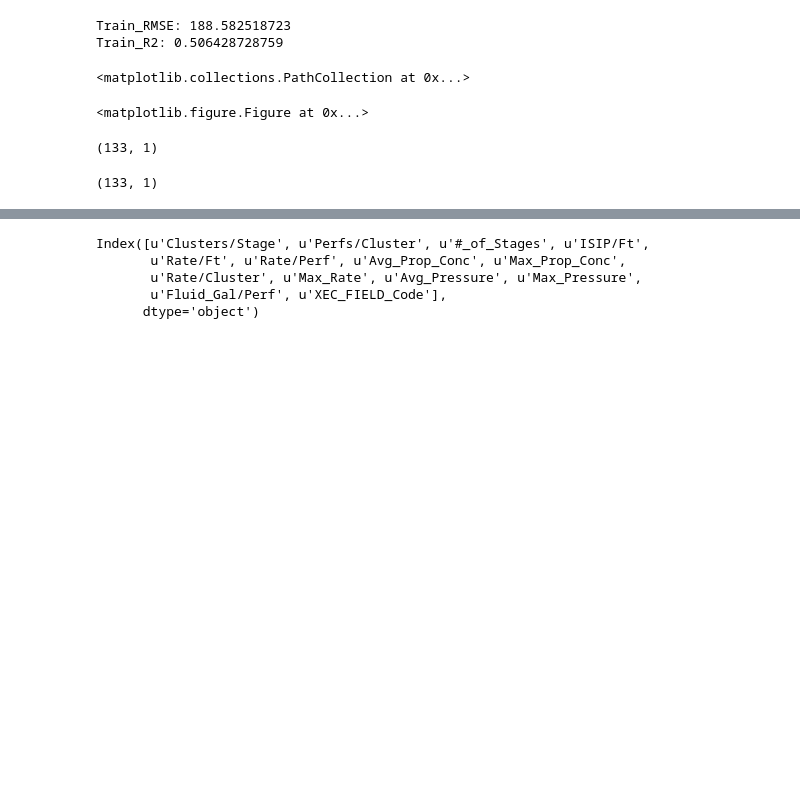
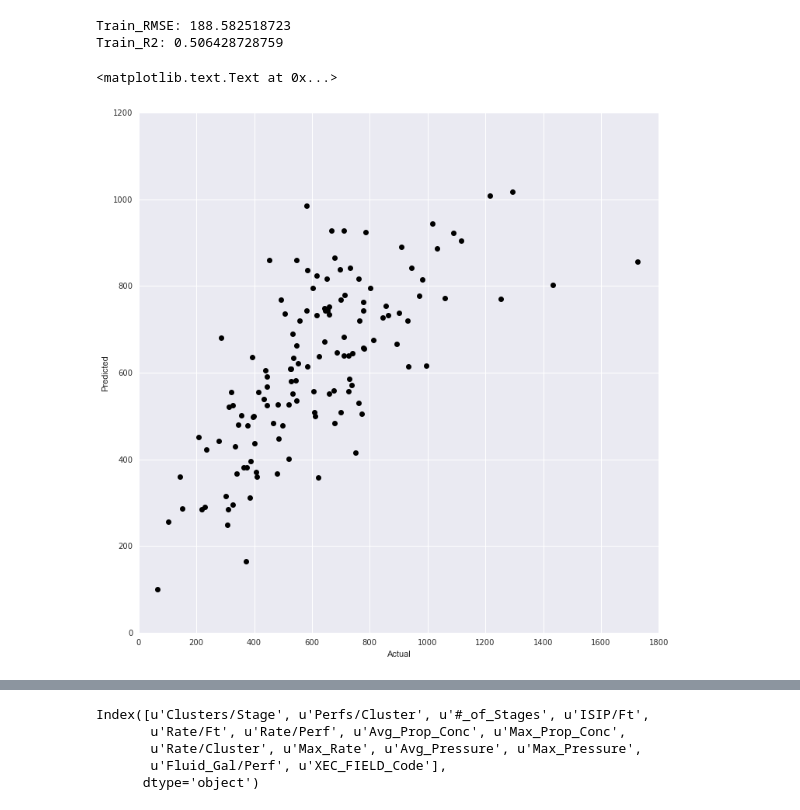
Before and after one commit to jpgrana/bayesian-approach-predicting-well-production, a Jupyter notebook: model.ipynb, the cells around one changed output, grey strips where cells are left out. Drawn from its saved outputs; the diff is of its cells as text; code cells hidden in the pictures; blank space fills up the shorter version.

```diff
--- a/model.ipynb
+++ b/model.ipynb
@@ -252,21 +253,16 @@ print 'Train_R2: {0}'.format(r2_pooled)
 # %% [output]
 Train_RMSE: 188.582518723
 Train_R2: 0.506428728759
-# %%
-plt.figure(figsize=(12, 60))
-ax = fig.add_subplot(1,1,1)
-ax.scatter(ppc_pooled['y'].mean(0).mean(0).T, y_train.values)
-# %% [output]
-<matplotlib.collections.PathCollection at 0x...>
-<matplotlib.figure.Figure at 0x...>
-# %%
-y_train.values.shape
-# %% [output]
-(133, 1)
-# %%
-ppc_pooled['y'].mean(0).mean(0).T.shape
-# %% [output]
-(133, 1)
+# %%
+y_pred = ppc_pooled['y'].mean(0).mean(0).T
+fig = plt.figure(figsize=(12,12))
+ax = fig.add_subplot(111)
+ax.plot(y_train, y_pred, 'ko')
+ax.set_xlabel('Actual')
+ax.set_ylabel('Predicted')
+# %% [output]
+<matplotlib.text.Text at 0x...>
+[figure, added]
 # %%
 predictors_shared = shared(y_train)
 # %%
```
Also changed, not shown: parts of 9 cells of this notebook.
